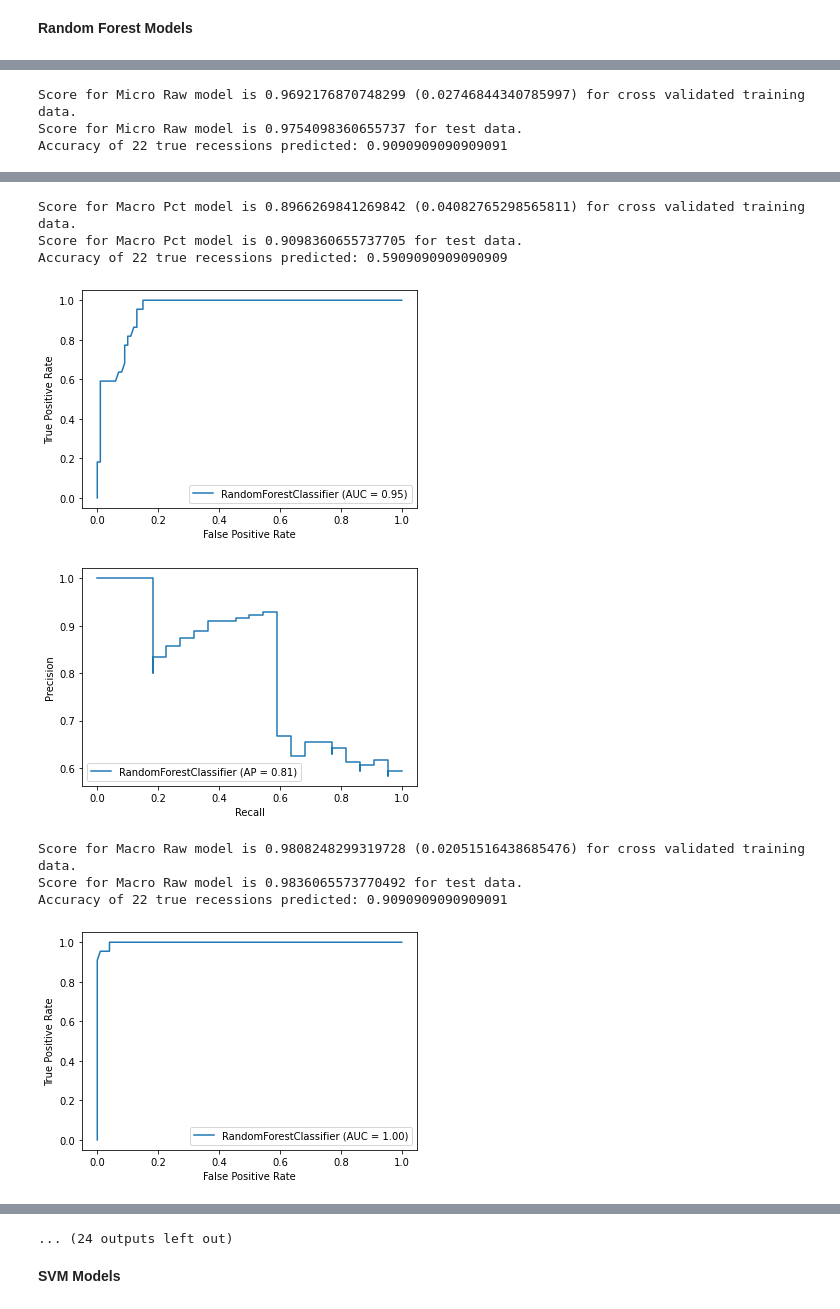
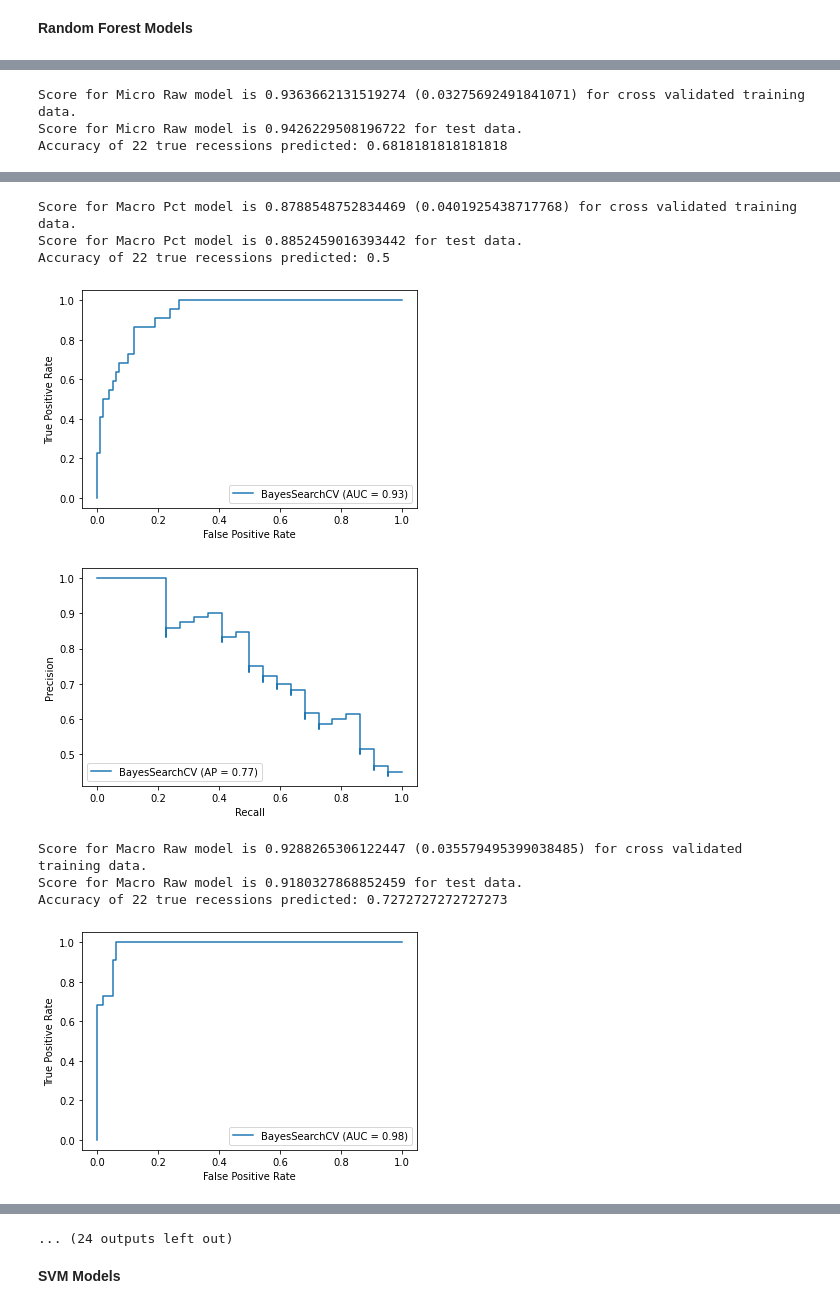
Before and after one commit to AvaneeshKolluri/MacroPredictionsProject, a Jupyter notebook: Project 2.ipynb, the cells around one changed output, grey strips where cells are left out. Drawn from its saved outputs; the diff is of its cells as text; code cells hidden in the pictures.

Commit message:
Hyperparameter optimization

```diff
--- a/Project 2.ipynb
+++ b/Project 2.ipynb
@@ -895,8 +895,9 @@ from sklearn.linear_model import LogisticRegressionCV
 from sklearn.metrics import confusion_matrix
 from sklearn.metrics import plot_roc_curve, plot_confusion_matrix, plot_precision_recall_curve
 
+# No Hyperparameters to tune here
 def logisticModels(X_train, X_test, y_train, y_test, name):
-    lr = LogisticRegressionCV(max_iter=1000, random_state=0)
+    lr = LogisticRegressionCV(max_iter=1000, fit_intercept=True, random_state=0)
     accuracy=cross_val_score(lr, X_train, y_train, scoring="accuracy", cv=cross)
     lr.fit(X_train, y_train)
     print(f'Score for {name} model is {np.mean(accuracy)} ({np.std(accuracy)}) for cross validated training data.')
@@ -939,19 +940,32 @@ Accuracy of 22 true recessions: 0.5
 **Random Forest Models**
 # %%
 from sklearn.ensemble import RandomForestClassifier
+from skopt import BayesSearchCV # pip3 install scikit-optimize
+from skopt.space import Integer
+from random import randint
 
 def randomForestModels(X_train, X_test, y_train, y_test, name):
-    rf = RandomForestClassifier()
-    accuracy=cross_val_score(rf, X_train, y_train, scoring="accuracy", cv=cross)
-    rf.fit(X_train, y_train)
+
+    opt=BayesSearchCV(
+        RandomForestClassifier(),
+        {
+            'n_estimators': Integer(5, 100),
+            'min_samples_leaf': Integer(1, 10),
+            'min_samples_split': Integer(2, 10)
+        },
+        n_iter=7,
+        random_state=1
+    )
+    accuracy=cross_val_score(opt, X_train, y_train, scoring="accuracy", cv=cross)
+    opt.fit(X_train, y_train)
     print(f'Score for {name} model is {np.mean(accuracy)} ({np.std(accuracy)}) for cross validated training data.')
-    print(f'Score for {name} model is {rf.score(X_test, y_test)} for test data.')
-    cm = confusion_matrix(y_test, rf.predict(X_test))
+    print(f'Score for {name} model is {opt.score(X_test, y_test)} for test data.')
+    cm = confusion_matrix(y_test, opt.predict(X_test))
     correct = cm[1][1]
     total = correct + cm[1][0]
     print(f'Accuracy of {total} true recessions predicted: {correct/total}')
-    plot_roc_curve(rf, X_test, y_test)
-    plot_precision_recall_curve(rf, X_test, y_test)
+    plot_roc_curve(opt, X_test, y_test)
+    plot_precision_recall_curve(opt, X_test, y_test)
     plt.show()
     data_sub, fsm = name.split()
     model_scores_data.append(["Random Forest Classifier", data_sub, fsm, cm[1][1], cm[0][1], cm[0][0], cm[1][0], np.mean(accuracy), np.std(accuracy), correct/total])
@@ -967,3 +981,3 @@ Accuracy of 22 true recessions predicted: 0.9090909090909091
-Score for Micro Raw model is 0.9692176870748299 (0.02746844340785997) for cross validated training data.
-Score for Micro Raw model is 0.9754098360655737 for test data.
-Accuracy of 22 true recessions predicted: 0.9090909090909091
+Score for Micro Raw model is 0.9363662131519274 (0.03275692491841071) for cross validated training data.
+Score for Micro Raw model is 0.9426229508196722 for test data.
+Accuracy of 22 true recessions predicted: 0.6818181818181818
@@ -972,9 +986,9 @@ Accuracy of 22 true recessions predicted: 0.9090909090909091
-Score for Macro Pct model is 0.8966269841269842 (0.04082765298565811) for cross validated training data.
-Score for Macro Pct model is 0.9098360655737705 for test data.
-Accuracy of 22 true recessions predicted: 0.5909090909090909
+Score for Macro Pct model is 0.8788548752834469 (0.0401925438717768) for cross validated training data.
+Score for Macro Pct model is 0.8852459016393442 for test data.
+Accuracy of 22 true recessions predicted: 0.5
-[figure, old version]
+[figure, new version]
-[figure, old version]
+[figure, new version]
-Score for Macro Raw model is 0.9808248299319728 (0.02051516438685476) for cross validated training data.
-Score for Macro Raw model is 0.9836065573770492 for test data.
-Accuracy of 22 true recessions predicted: 0.9090909090909091
+Score for Macro Raw model is 0.9288265306122447 (0.035579495399038485) for cross validated training data.
+Score for Macro Raw model is 0.9180327868852459 for test data.
+Accuracy of 22 true recessions predicted: 0.7272727272727273
-[figure, old version]
+[figure, new version]
```
Also changed, not shown: parts of 17 cells of this notebook.
